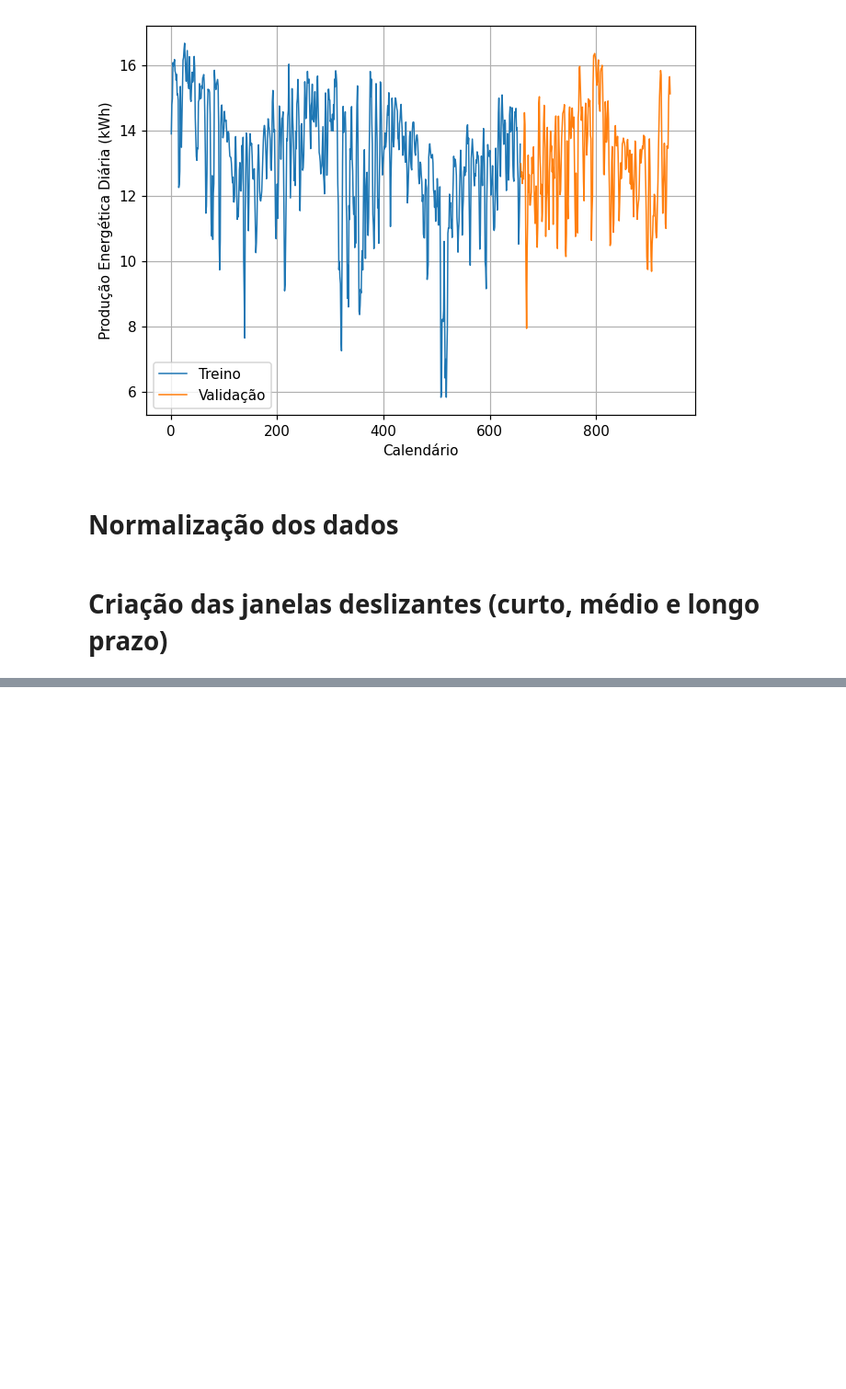
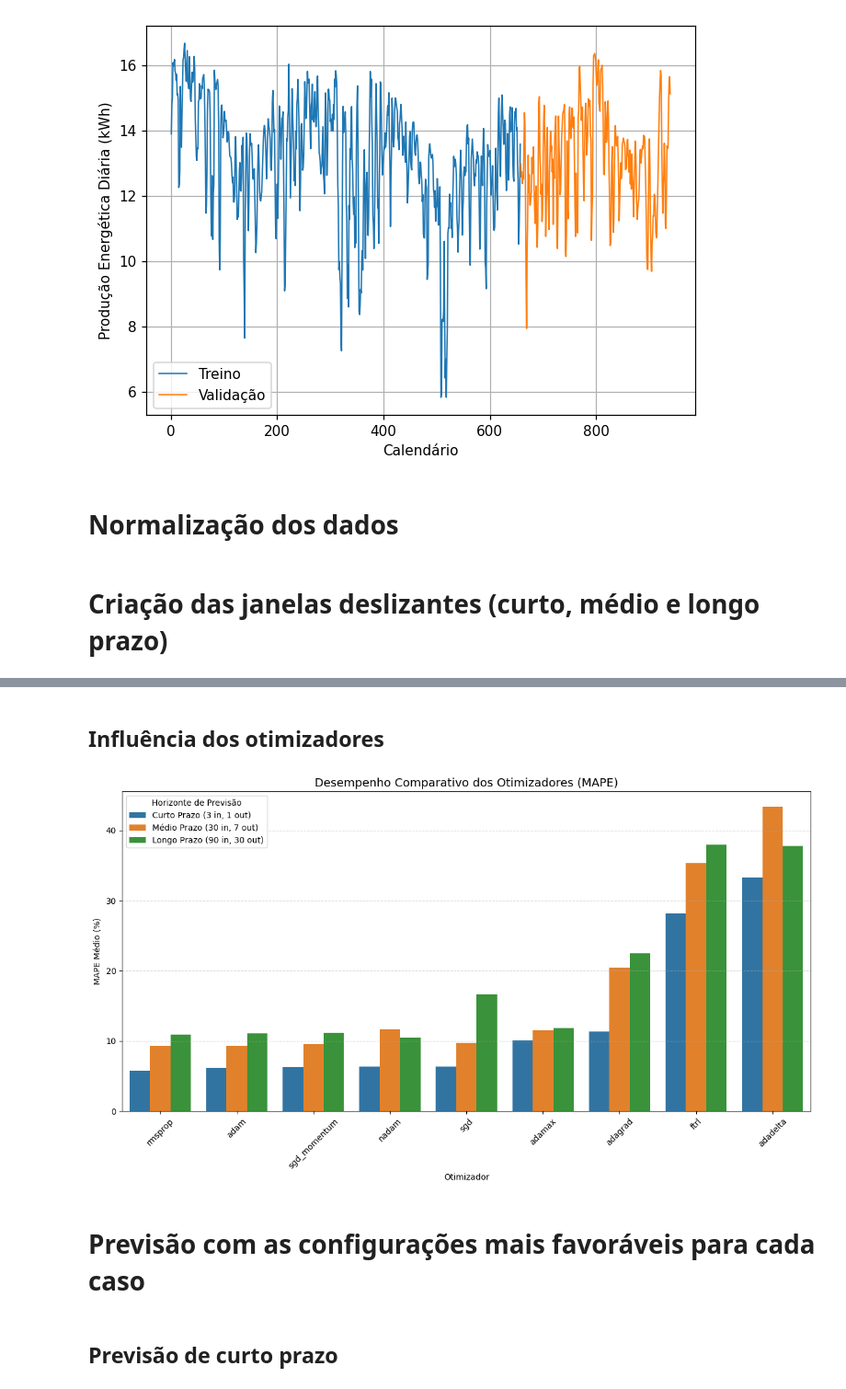
Before and after one commit to victorgmsds/IA_atv2, a Jupyter notebook: atv2.ipynb, the cells around one changed output, grey strips where cells are left out. Shown at 92% size. Drawn from its saved outputs; the diff is of its cells as text; code cells hidden in the pictures; blank space fills up the shorter version.

```diff
--- a/atv2.ipynb
+++ b/atv2.ipynb
@@ -126,0 +474,25 @@ x_lp_test, y_target_lp_test = gerar_datasets(ymm_test_scaled.flatten(), 91, 30)
+# %% [markdown]
+## Influência dos otimizadores
+# %%
+import seaborn as sns
+import matplotlib.pyplot as plt
+
+plt.figure(figsize=(15, 7))
+# Ordenando os otimizadores pelo MAPE médio para facilitar a leitura
+ordem = df_global.groupby('Otimizador')['MAPE_Teste'].mean().sort_values().index
+
+sns.barplot(data=df_global, x='Otimizador', y='MAPE_Teste', hue='Caso',
+            order=ordem, errorbar=None)
+
+plt.title('Desempenho Comparativo dos Otimizadores (MAPE)', fontsize=14)
+plt.ylabel('MAPE Médio (%)')
+plt.xticks(rotation=45)
+plt.grid(axis='y', linestyle='--', alpha=0.5)
+plt.legend(title='Horizonte de Previsão')
+plt.show()
+# %% [output]
+[figure, added]
+# %% [markdown]
+# Previsão com as configurações mais favoráveis para cada caso
+# %% [markdown]
+## Previsão de curto prazo
```
Also changed, not shown: parts of 33 cells of this notebook.
